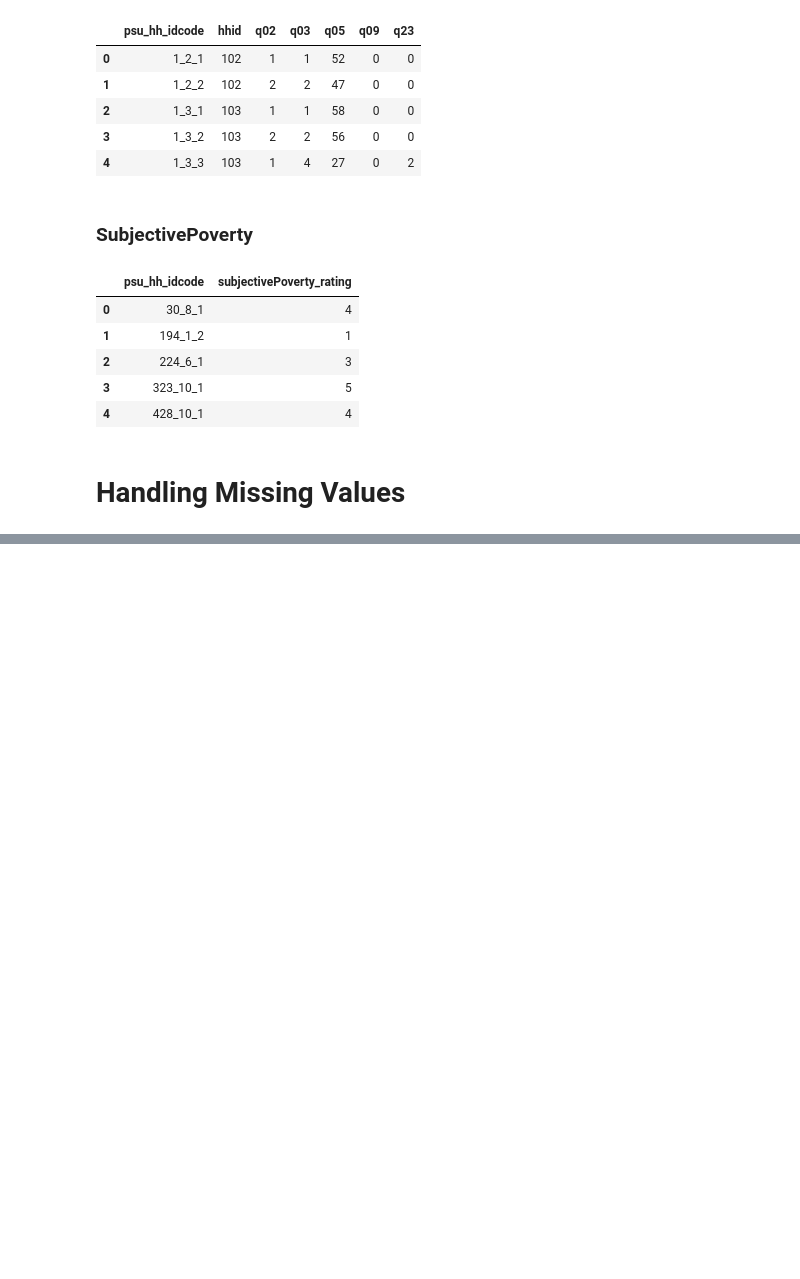
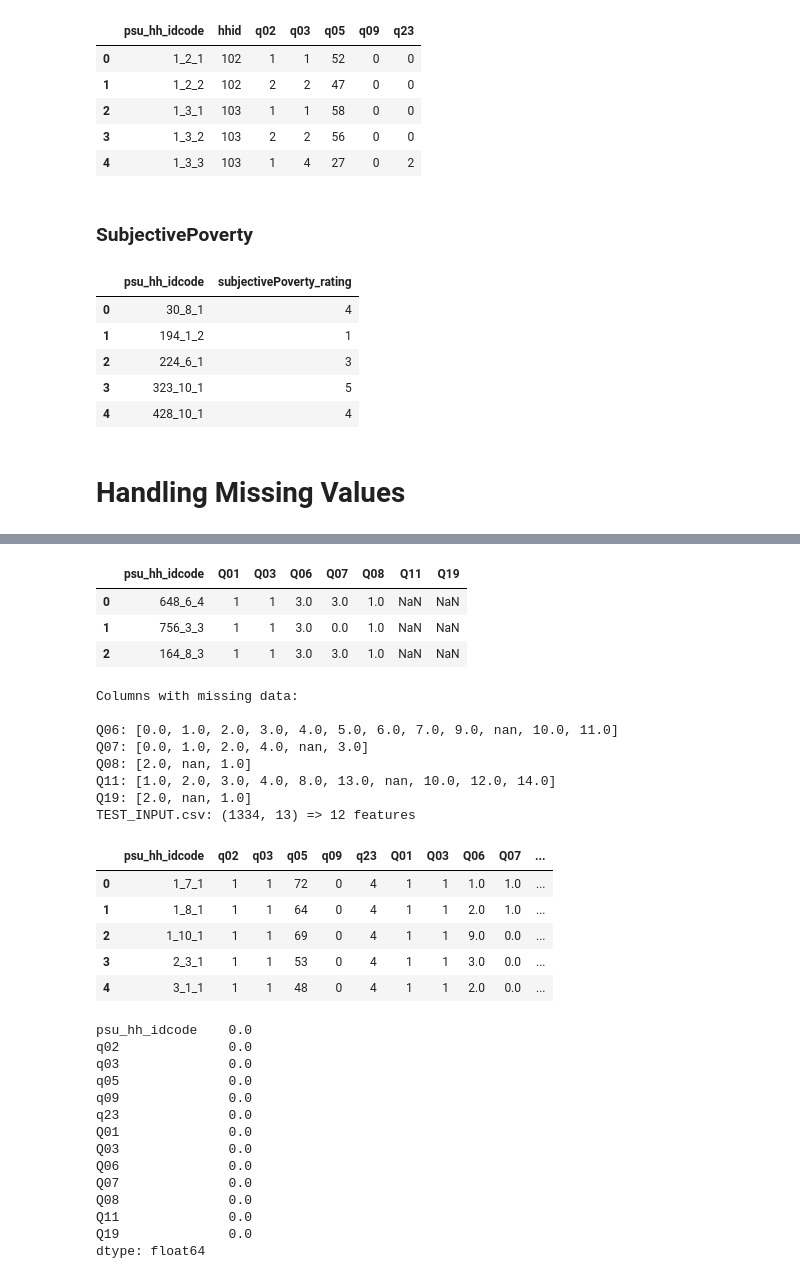
Before and after one commit to eugenesimm/Kaggle_poverty_rate, a Jupyter notebook: 1-preprocessing/clean_data.ipynb, the cells around one changed output, grey strips where cells are left out. Saved outputs shown, nothing was run; the diff lists cells and outputs as text; code cells hidden in the pictures; blank space fills up the shorter version.

Commit message:
TEST_INPUT.csv NA -1로 채움

```diff
--- a/1-preprocessing/clean_data.ipynb
+++ b/1-preprocessing/clean_data.ipynb
@@ -230,22 +232,48 @@ Ratings_clean = pd.read_csv(os.path.join(CLEAN_DATA_DIR, "train_SubjectivePovert
 # %%
-import pandas as pd
-CLEAN_DATA_DIR = "../data/clean/"
-RAW_DATA_DIR = "../data/raw/"
-train_merged_unfilled = pd.read_csv(os.path.join(CLEAN_DATA_DIR, "TRAIN_MERGED_UNFILLED.csv"))
-train_data_cols = list(train_merged_unfilled.columns)
+cols_to_keep = ['psu_hh_idcode', 'hhid', 'subjectivePoverty_rating', 'q02', 'q03', 'q05', 'q09', 'q23', 'Q01', 'Q03', 'Q06', 'Q07', 'Q08', 'Q11', 'Q19']
 
-
-# Merging test datasets
 house_test = pd.read_csv(os.path.join(RAW_DATA_DIR, "test_HouseholdInfo.csv"))
 house_test['psu_hh_idcode'] = house_test['psu'].astype(str) + '_' + house_test['hh'].astype(str) + '_' + house_test['idcode'].astype(str)
 house_test.drop(columns=['psu', 'hh', 'idcode', 'hhid'], inplace=True)
 house_test['q05'] = house_test['q05y']
 house_test['q23'] = house_test['q11'] + house_test['q17']
-house_test.drop(columns=[col for col in house_test.columns if col not in train_data_cols], inplace=True)
-
+house_test = house_test.drop(columns=[col for col in house_test.columns if col not in cols_to_keep])
+house_test = house_test[['psu_hh_idcode', 'q02', 'q03', 'q05', 'q09', 'q23']]
+print("test_HouseholdInfo.csv:", house_test.shape, f"=> {house_test.shape[1]-1} features")
+display(house_test.head(3))
 
 edu_test = pd.read_csv(os.path.join(RAW_DATA_DIR, "test_Education.csv"))
 edu_test['psu_hh_idcode'] = edu_test['psu'].astype(str) + '_' + edu_test['hh'].astype(str) + '_' + edu_test['idcode'].astype(str)
 edu_test.columns = [col.capitalize() if col.lower().startswith('q') else col for col in edu_test.columns]
-edu_test.drop(columns=['psu', 'hh', 'idcode'], inplace=True)
-edu_test.drop(columns=[col for col in edu_test.columns if col not in train_data_cols], inplace=True)
+edu_test = edu_test.drop(columns=['psu', 'hh', 'idcode'])
+edu_test.drop(columns=[col for col in edu_test.columns if col not in cols_to_keep], inplace=True)
+edu_test = edu_test[['psu_hh_idcode', 'Q01', 'Q03', 'Q06', 'Q07', 'Q08', 'Q11', 'Q19']]
+print()
+print("test_Education.csv:", edu_test.shape, f"=> {edu_test.shape[1]-1} features")
+display(edu_test.head(3))
+
+merged_test_input = house_test.merge(edu_test, on='psu_hh_idcode', how='inner')
+print()
+print("Columns with missing data:\n")
+for col in ['Q06', 'Q07', 'Q08', 'Q11', 'Q19']:
+    print(f"{col}:", sorted(list(merged_test_input[col].unique())))
+
+# OKAY how do we fill in missing vals in each col
+# Q06
+# Q07
+# Q08
+# Q11
+# Q19
+# => fill with -1 for now
+merged_test_input['Q06'] = merged_test_input['Q06'].fillna(-1)
+merged_test_input['Q07'] = merged_test_input['Q07'].fillna(-1)
+merged_test_input['Q08'] = merged_test_input['Q08'].fillna(-1)
+merged_test_input['Q11'] = merged_test_input['Q11'].fillna(-1)
+merged_test_input['Q19'] = merged_test_input['Q19'].fillna(-1)
+
+print("TEST_INPUT.csv:", merged_test_input.shape, f"=> {merged_test_input.shape[1]-1} features")
+display(merged_test_input.head())
+
+# Output to CSV
+merged_test_input.to_csv(os.path.join(CLEAN_DATA_DIR, "TEST_INPUT.csv"), index=False)
+# %% [output]
@@ -251,0 +286,32 @@ edu_test.drop(columns=[col for col in edu_test.columns if col not in train_data_
+|  | psu_hh_idcode | Q01 | Q03 | Q06 | Q07 | Q08 | Q11 | Q19 |
+| 0 | 648_6_4 | 1 | 1 | 3.0 | 3.0 | 1.0 | NaN | NaN |
+| 1 | 756_3_3 | 1 | 1 | 3.0 | 0.0 | 1.0 | NaN | NaN |
+| 2 | 164_8_3 | 1 | 1 | 3.0 | 3.0 | 1.0 | NaN | NaN |
+Columns with missing data:
+
+Q06: [0.0, 1.0, 2.0, 3.0, 4.0, 5.0, 6.0, 7.0, 9.0, nan, 10.0, 11.0]
+Q07: [0.0, 1.0, 2.0, 4.0, nan, 3.0]
+Q08: [2.0, nan, 1.0]
+Q11: [1.0, 2.0, 3.0, 4.0, 8.0, 13.0, nan, 10.0, 12.0, 14.0]
+Q19: [2.0, nan, 1.0]
+TEST_INPUT.csv: (1334, 13) => 12 features
+|  | psu_hh_idcode | q02 | q03 | q05 | q09 | q23 | Q01 | Q03 | Q06 | Q07 | ... |
+| 0 | 1_7_1 | 1 | 1 | 72 | 0 | 4 | 1 | 1 | 1.0 | 1.0 | ... |
+| 1 | 1_8_1 | 1 | 1 | 64 | 0 | 4 | 1 | 1 | 2.0 | 1.0 | ... |
+| 2 | 1_10_1 | 1 | 1 | 69 | 0 | 4 | 1 | 1 | 9.0 | 0.0 | ... |
+| 3 | 2_3_1 | 1 | 1 | 53 | 0 | 4 | 1 | 1 | 3.0 | 0.0 | ... |
+| 4 | 3_1_1 | 1 | 1 | 48 | 0 | 4 | 1 | 1 | 2.0 | 0.0 | ... |
+psu_hh_idcode    0.0
+q02              0.0
+q03              0.0
+q05              0.0
+q09              0.0
+q23              0.0
+Q01              0.0
+Q03              0.0
+Q06              0.0
+Q07              0.0
+Q08              0.0
+Q11              0.0
+Q19              0.0
+dtype: float64
```
Also changed, not shown: parts of 4 cells of this notebook, 3 other files.
